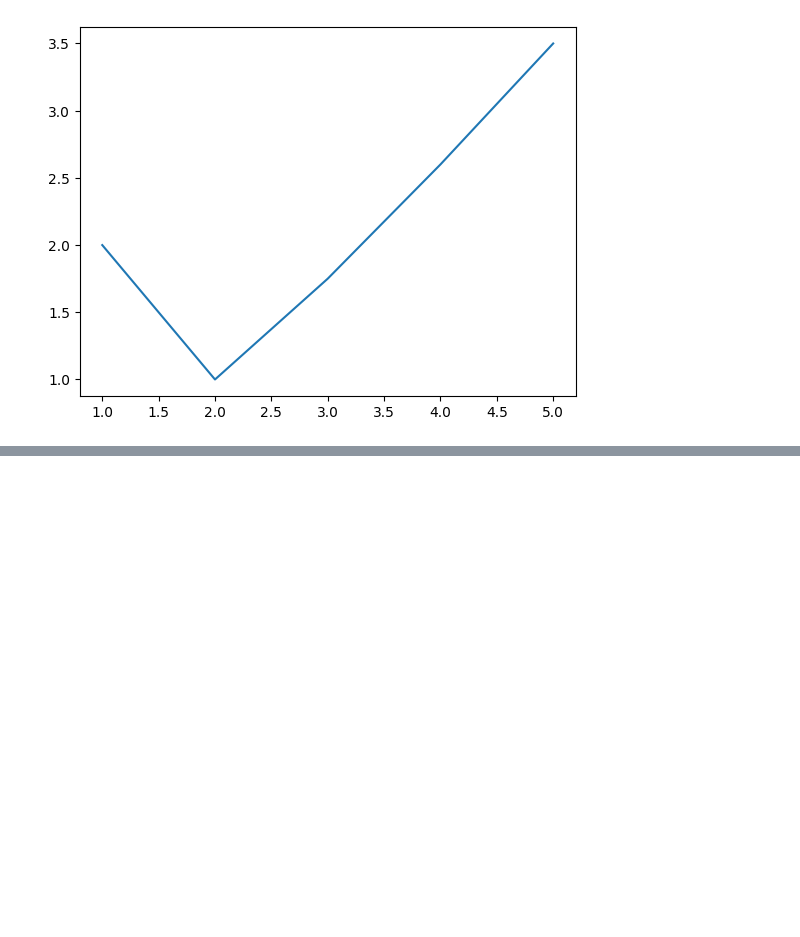
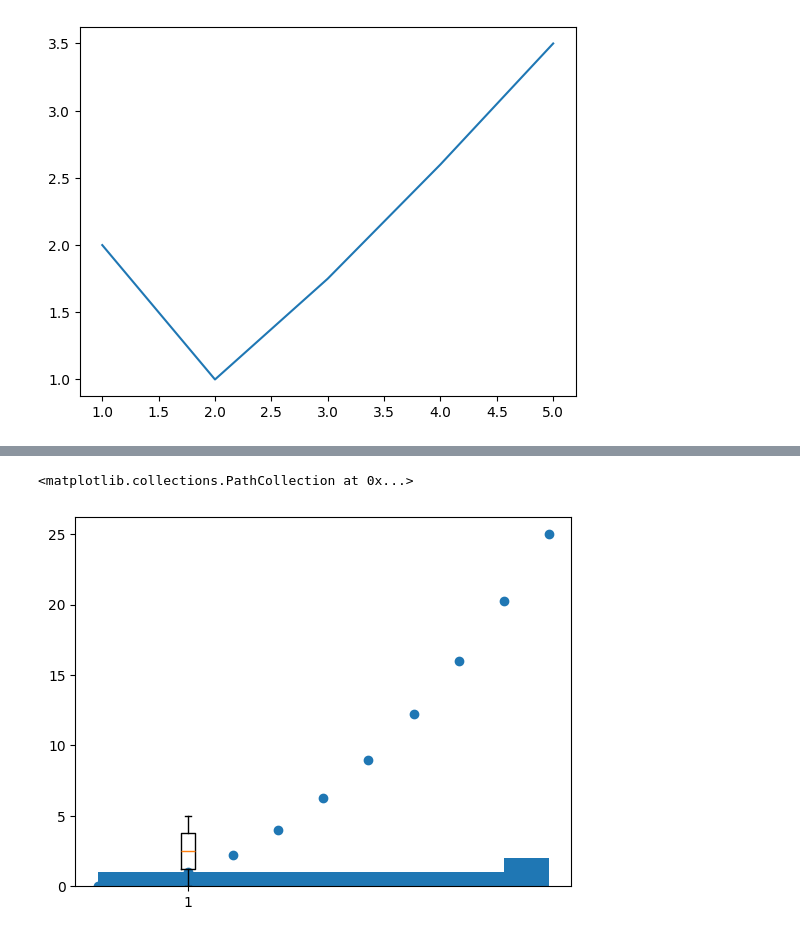
Before and after one commit to ShivamT-2625/Python, a Jupyter notebook: Matplotlib/Stage-1.ipynb, the cells around one changed output, grey strips where cells are left out. Saved outputs shown, nothing was run; the diff lists cells and outputs as text; code cells hidden in the pictures; blank space fills up the shorter version.

```diff
--- a/Matplotlib/Stage-1.ipynb
+++ b/Matplotlib/Stage-1.ipynb
@@ -13,0 +54,7 @@ plt.show()
+# %%
+plt.hist(x)
+plt.boxplot(x)
+plt.scatter(x,y)
+# %% [output]
+<matplotlib.collections.PathCollection at 0x...>
+[figure, added]
```
Also changed, not shown: parts of 12 cells of this notebook, 16 other files.
